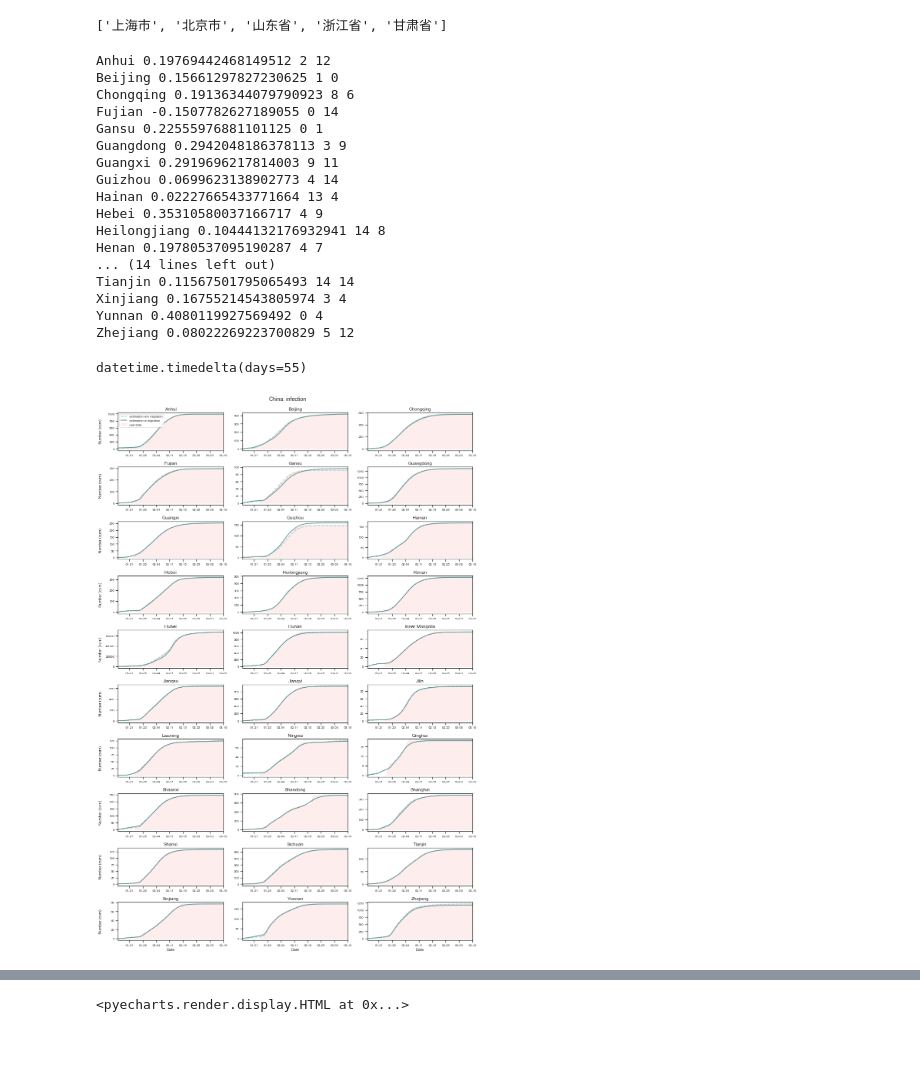
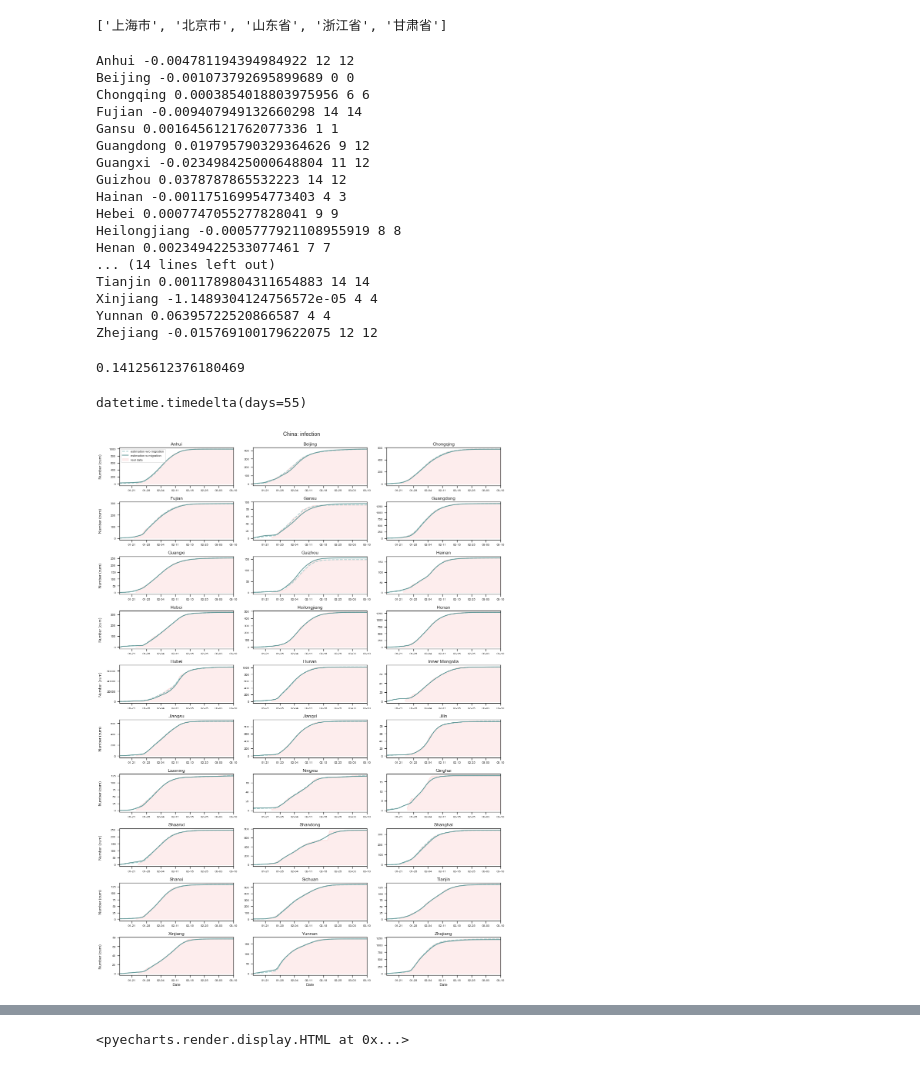
Before and after one commit to fudab/China-COVID-19-mobility, a Jupyter notebook: scripts/model.ipynb, the cells around one changed output, grey strips where cells are left out. Drawn from its saved outputs; the diff is of its cells as text; code cells hidden in the pictures.

```diff
--- a/scripts/model.ipynb
+++ b/scripts/model.ipynb
@@ -216,7 +221,7 @@ def figure_conf_est_all(df, names_province, update_date_tr, fsize = (7, 2), ncol
     palette = ['#679b9b', '#aacfcf', '#fde2e2', '#ffb6b6']
 
     m = len(names_province)
-    fig, axes = plt.subplots(int(np.ceil(m/ncol)), ncol, figsize = (2*fsize[0], int(np.ceil(m/ncol))*fsize[1]), sharey = False)
+    fig, axes = plt.subplots(int(np.ceil(m/ncol)), ncol, figsize = (ncol*fsize[0], int(np.ceil(m/ncol))*fsize[1]), sharey = False)
     fig.subplots_adjust(hspace = 0.2, wspace = 0.1)
     if m%ncol != 0:
         for j in range(m, int(np.ceil(m/ncol)*ncol)):
@@ -1127,35 +1114,41 @@ sorted(set(data_city_overseas.province_name))
 df_parameters_list, df_estimation_list = load_ind_simulation_raw_xx()
 df_parameters_list = [SDE_xx(df_parameters_list, i) for i in range(0, len(names_province))]
 # %%
+#rep = 40
+#df_mparameters_list_o, df_mestimation_list_o = load_ind_simulation_raw_mxx_recursive(rep)
 rep = 40
-df_mparameters_list_o, df_mestimation_list_o = load_ind_simulation_raw_mxx_recursive(rep)
-rep = 40
+df_mparameters_list_o, df_mestimation_list_o = load_ind_simulation_raw_mxxr(rep)
+rep = 50
 df_mparameters_list, df_mestimation_list = load_ind_simulation_raw_mxxr(rep)
 # %%
 data_if_city, data_if_province = load_if_raw()
 # %%
+diff = 0
 for i, name in enumerate(names_province):
     ccor_o, lag_o = cross_correlation(df_mparameters_list_o, df_mestimation_list_o, data_if_province, date_tr, i, ndays = 56, printing = False)
     ccor, lag = cross_correlation(df_mparameters_list, df_mestimation_list, data_if_province, date_tr, i, ndays = 56, printing = False)
     print(name, ccor - ccor_o, lag_o, lag)
+    diff += ccor - ccor_o
+diff
 # %% [output]
-Anhui 0.19769442468149512 2 12
-Beijing 0.15661297827230625 1 0
-Chongqing 0.19136344079790923 8 6
-Fujian -0.1507782627189055 0 14
-Gansu 0.22555976881101125 0 1
-Guangdong 0.2942048186378113 3 9
-Guangxi 0.2919696217814003 9 11
-Guizhou 0.0699623138902773 4 14
-Hainan 0.02227665433771664 13 4
-Hebei 0.35310580037166717 4 9
-Heilongjiang 0.10444132176932941 14 8
-Henan 0.19780537095190287 4 7
+Anhui -0.004781194394984922 12 12
+Beijing -0.001073792695899689 0 0
+Chongqing 0.0003854018803975956 6 6
+Fujian -0.009407949132660298 14 14
+Gansu 0.0016456121762077336 1 1
+Guangdong 0.019795790329364626 9 12
+Guangxi -0.023498425000648804 11 12
+Guizhou 0.0378787865532223 14 12
+Hainan -0.001175169954773403 4 3
+Hebei 0.0007747055277828041 9 9
+Heilongjiang -0.0005777921108955919 8 8
+Henan 0.002349422533077461 7 7
 ... (14 lines left out)
-Tianjin 0.11567501795065493 14 14
-Xinjiang 0.16755214543805974 3 4
-Yunnan 0.4080119927569492 0 4
-Zhejiang 0.08022269223700829 5 12
+Tianjin 0.0011789804311654883 14 14
+Xinjiang -1.1489304124756572e-05 4 4
+Yunnan 0.06395722520866587 4 4
+Zhejiang -0.015769100179622075 12 12
+0.14125612376180469
 # %%
 datetime.date(int(2020),int(3),int(10))  - min(data_province_domestic['update_date'])
 # %% [output]
@@ -1163,9 +1156,9 @@ datetime.timedelta(days=55)
 # %%
 date_initial = min(data_province_domestic.update_date)
 date_tr = datetime.date(int(2020),int(3),int(10))
-figure_conf_est_all(data_province_domestic, names_province, date_tr, fsize = (7, 2), ncol = 3, ms = 3, fs = 12,
+figure_conf_est_all(data_province_domestic, names_province, date_tr, fsize = (5, 2), ncol = 3, ms = 3, fs = 12,
                     title = 'China: infection', country = 'China',
                     tag = 'with', repetition = rep)
 # %% [output]
-[figure, old version]
+[figure, new version]
 # %%
```
Also changed, not shown: parts of 24 cells of this notebook, 2 other files.
